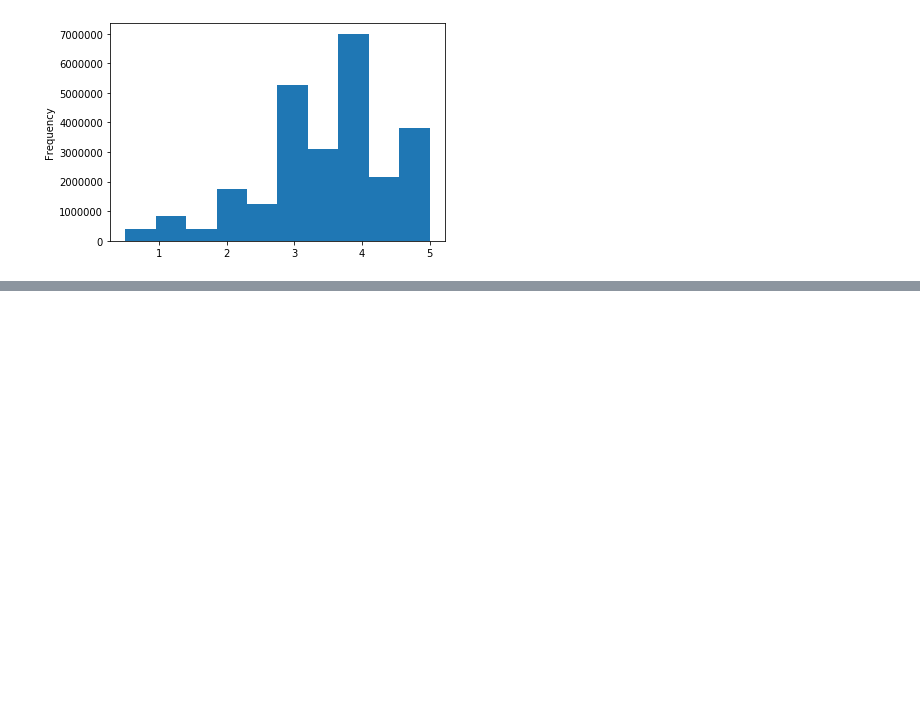
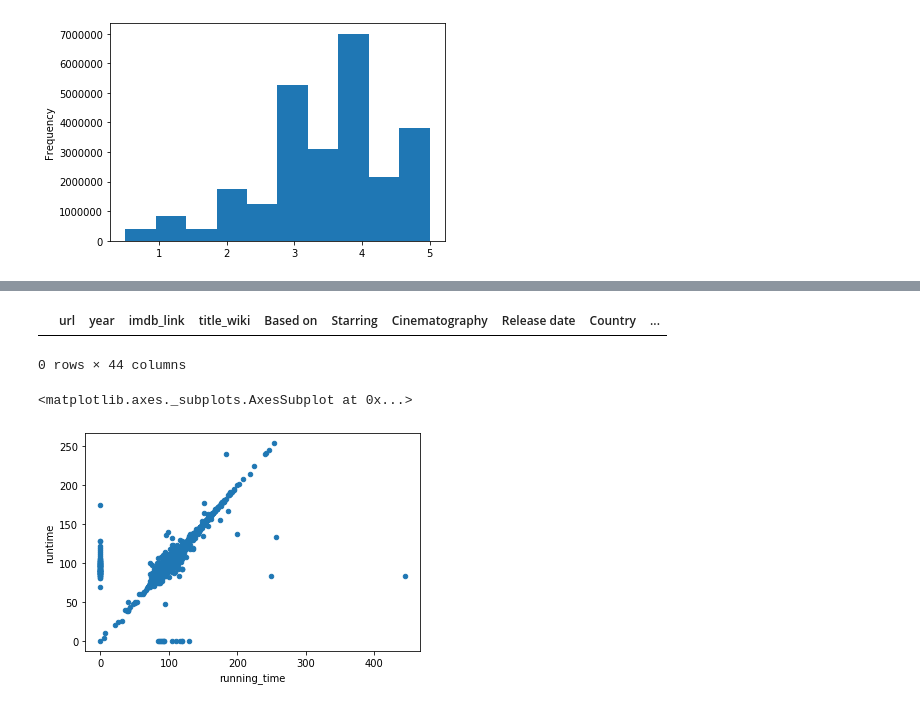
Before and after one commit to hillarykrumbholz/Movies_ETL, a Jupyter notebook: Movies_ETL.ipynb, the cells around one changed output, grey strips where cells are left out. Cells and saved outputs as stored; diff of their text form; code cells hidden in the pictures; blank space fills up the shorter version.

```diff
--- a/Movies_ETL.ipynb
+++ b/Movies_ETL.ipynb
@@ -899,0 +946,16 @@ movies_df = pd.merge(wiki_movies_df, kaggle_metadata, on='imdb_id', suffixes=['_
+# %%
+# Make sure there isn't any missing titles in kaggle data
+movies_df[(movies_df['title_kaggle'] == '') | (movies_df['title_kaggle'].isnull())]
+#   We can drop wikipedia
+# %% [output]
+|  | url | year | imdb_link | title_wiki | Based on | Starring | Cinematography | Release date | Country | ... |
+0 rows × 44 columns
+# %%
+# RUNNING TIME
+# Look at running_time and runtime
+# Use a scatter plot to see how similar the columns are
+movies_df.fillna(0).plot(x='running_time', y='runtime', kind='scatter')
+# Keep kaggle data, but fill in zeros with wikipedia data
+# %% [output]
+<matplotlib.axes._subplots.AxesSubplot at 0x...>
+[figure, added]
```
Also changed, not shown: parts of 28 cells of this notebook.
